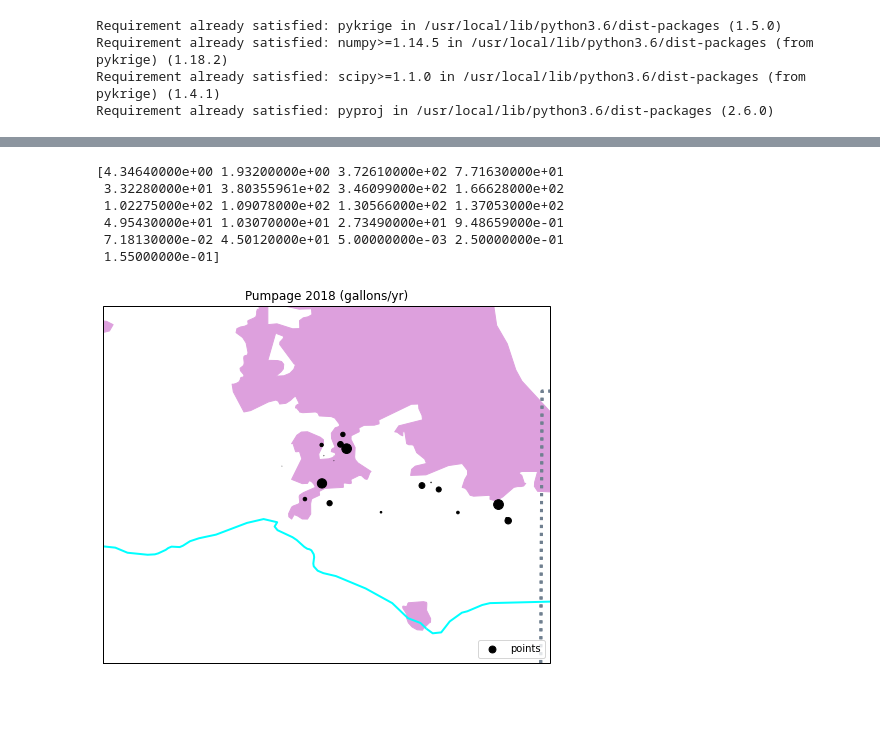
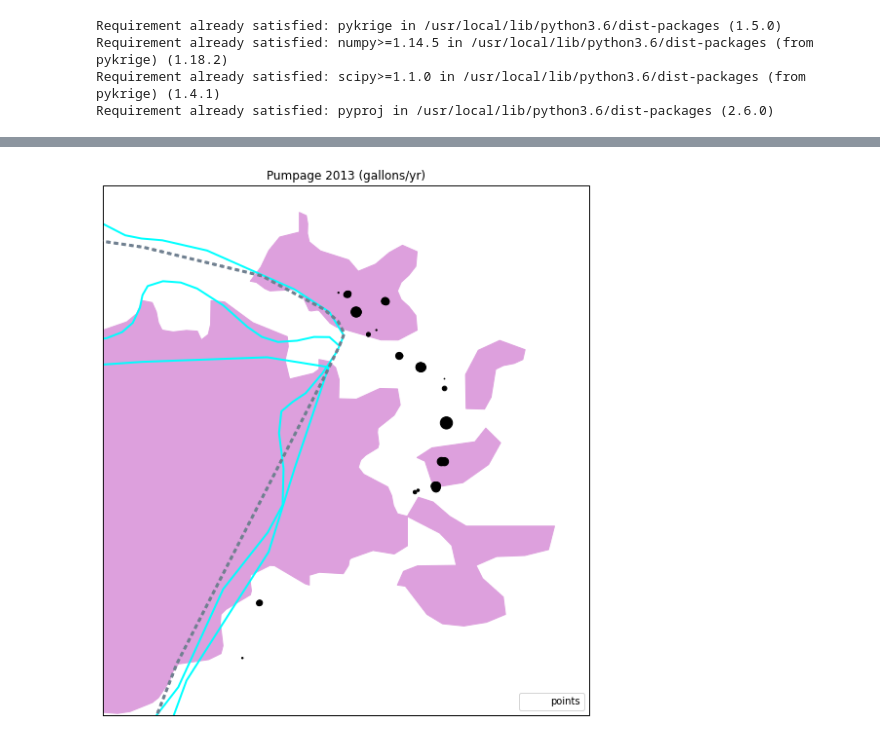
Before and after one commit to Firas-95/GEO572-Project-E.St.Louis, a Jupyter notebook: well_map_generation.ipynb, the cells around one changed output, grey strips where cells are left out. Saved outputs shown, nothing was run; the diff lists cells and outputs as text; code cells hidden in the pictures; blank space fills up the shorter version.

```diff
--- a/well_map_generation.ipynb
+++ b/well_map_generation.ipynb
@@ -60,6 +60,6 @@ for index, row in df.iterrows():
   Longitude.append(Long2) #add longitude data to empty Longitude=[] array
 df['Latitude']=Latitude
 df['Longitude']=Longitude
-df2=df.drop(['lam_x','lam_y'],axis=1)
+df2=df.drop(['lam_x','lam_y','owner','fac_well_num'],axis=1)
 print(df2)
 # %% [output]
@@ -77,0 +89,5 @@ maxlong = -87.5
+# %%
+minlat = 38.4
+maxlat = 39
+minlong = -90.4
+maxlong = -89.85
@@ -78,47 +132,39 @@ maxlong = -87.5
 # %%
-fig = plt.figure(figsize=(8, 8))
+fig = plt.figure(figsize=(10,10))
 ax = plt.axes(projection=ccrs.PlateCarree())
 ax.set_xlim(minlong,maxlong)
 ax.set_ylim(minlat,maxlat)
-ax.set_title("Pumpage (gallons/yr)")
 states_provinces = cf.NaturalEarthFeature(
     category='cultural', # features are categorized as cultural or physical
     name='admin_1_states_provinces', # name of shapefile
     scale='50m', # scale of features
     facecolor='none')
 largerivers = cf.NaturalEarthFeature(
     category='physical',
     name='rivers_lake_centerlines',
     scale='110m', # major rivers
     facecolor='none')
 smallrivers = cf.NaturalEarthFeature(
     category='physical',
     name='rivers_lake_centerlines_scale_rank',
     scale='10m', # smaller rivers (still considered major by many/most people)
     facecolor='none')
 popplaces = cf.NaturalEarthFeature(
     category='cultural',
     name='urban_areas', # plots municipal boundaries
     scale='10m',
     facecolor='plum')
 # adds the features defined above
 ax.add_feature(popplaces,edgecolor='plum',linewidth=1.0, zorder=1)
 ax.add_feature(largerivers,edgecolor='aqua',linewidth=2.0, zorder=2)
 ax.add_feature(smallrivers,edgecolor='aqua',linewidth=2.0, zorder=2)
 ax.add_feature(states_provinces, edgecolor='slategray', linewidth=3.0,linestyle=':', zorder=3)
-sz=(df['Pumpage 2018 (gallons/yr)'].values/1000000)
-print(sz)
+sz=(df['2013'].values/500000)
 
 plt.scatter(df2['Latitude'],df2['Longitude'],sz, marker=".", color="black", label="points",zorder=3)
 plt.legend(loc='lower right')
 plt.fill()
-plt.title('Pumpage 2018 (gallons/yr)')
+plt.title('Pumpage 2013 (gallons/yr)')
 plt.show()
 # %% [output]
-[4.34640000e+00 1.93200000e+00 3.72610000e+02 7.71630000e+01
- 3.32280000e+01 3.80355961e+02 3.46099000e+02 1.66628000e+02
- 1.02275000e+02 1.09078000e+02 1.30566000e+02 1.37053000e+02
- 4.95430000e+01 1.03070000e+01 2.73490000e+01 9.48659000e-01
- 7.18130000e-02 4.50120000e+01 5.00000000e-03 2.50000000e-01
- 1.55000000e-01]
-[figure, old version]
+[figure, new version]
```
Also changed, not shown: parts of 4 cells of this notebook.
